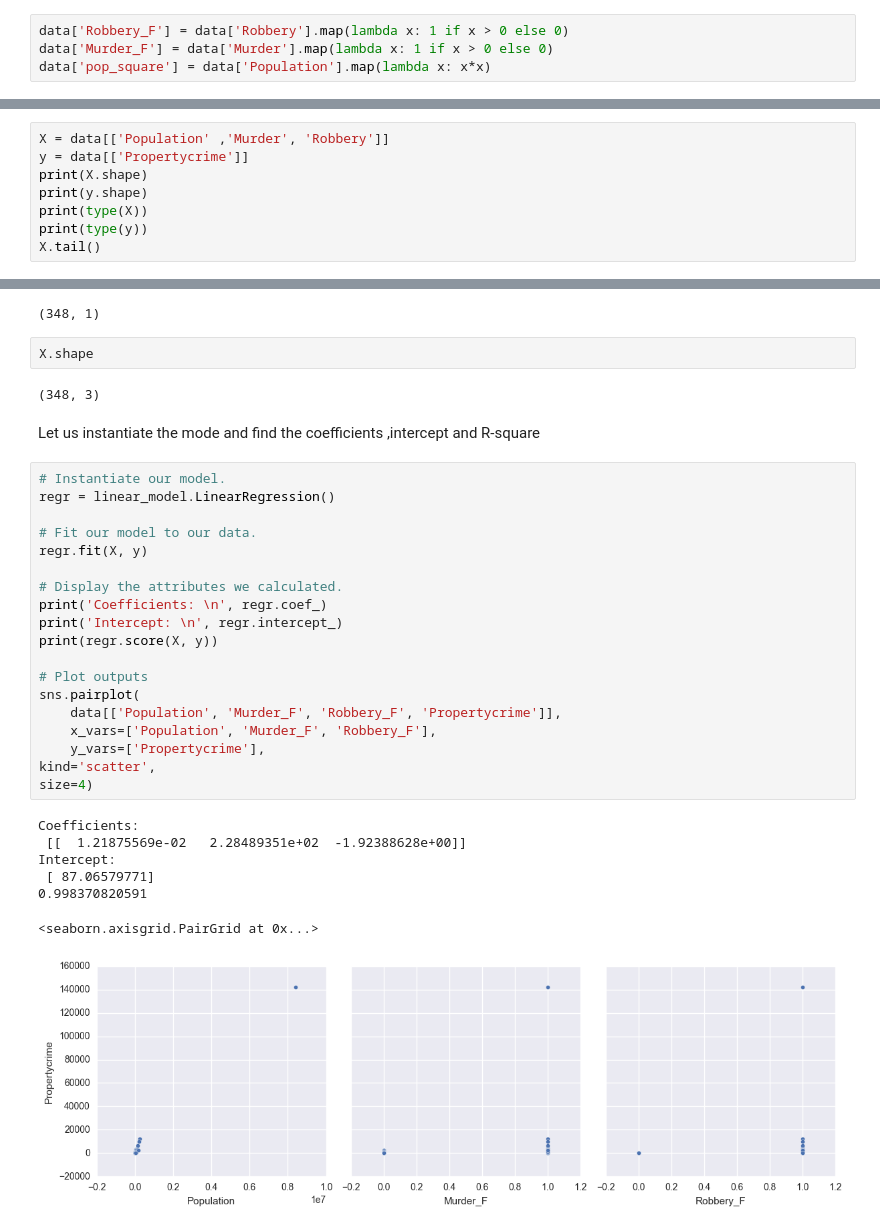
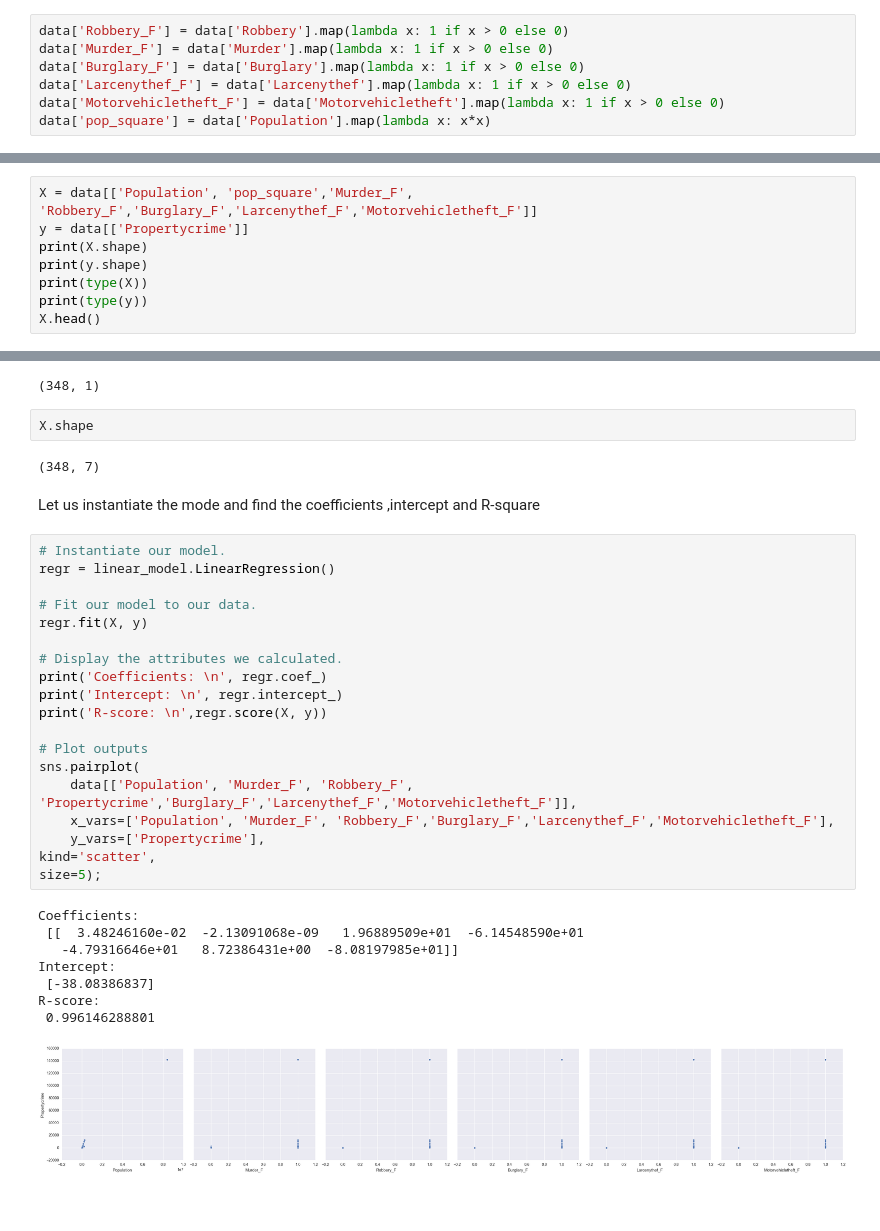
Before and after one commit to nutan06/linearregression, a Jupyter notebook: Linear_regression.ipynb, the cells around one changed output, grey strips where cells are left out. Drawn from its saved outputs; the diff is of its cells as text; blank space fills up the shorter version.

```diff
--- a/Linear_regression.ipynb
+++ b/Linear_regression.ipynb
@@ -42,6 +42,9 @@ data = data.rename(columns = {'Table 8':'City','Unnamed: 1':'Population','Unname
 # %%
 data['Robbery_F'] = data['Robbery'].map(lambda x: 1 if x > 0 else 0)
 data['Murder_F'] = data['Murder'].map(lambda x: 1 if x > 0 else 0)
+data['Burglary_F'] = data['Burglary'].map(lambda x: 1 if x > 0 else 0)
+data['Larcenythef_F'] = data['Larcenythef'].map(lambda x: 1 if x > 0 else 0)
+data['Motorvehicletheft_F'] = data['Motorvehicletheft'].map(lambda x: 1 if x > 0 else 0)
 data['pop_square'] = data['Population'].map(lambda x: x*x)
 # %%
 data.head(2)
@@ -66,11 +69,11 @@ $Propertycrime = α + Population + Population^2 + Murder +Robbery$
 # %% [markdown]
 ### Preparing Model
 # %%
-X = data[['Population' ,'Murder', 'Robbery']]
+X = data[['Population', 'pop_square','Murder_F', 'Robbery_F','Burglary_F','Larcenythef_F','Motorvehicletheft_F']]
 y = data[['Propertycrime']]
 print(X.shape)
 print(y.shape)
 print(type(X))
 print(type(y))
-X.tail()
+X.head()
 # %% [output]
@@ -100,33 +103,34 @@ y.shape
 # %%
 X.shape
 # %% [output]
-(348, 3)
+(348, 7)
 # %% [markdown]
 Let us instantiate the mode and find the coefficients ,intercept and R-square
 # %%
 # Instantiate our model.
 regr = linear_model.LinearRegression()
 
 # Fit our model to our data.
 regr.fit(X, y)
 
 # Display the attributes we calculated.
 print('Coefficients: \n', regr.coef_)
 print('Intercept: \n', regr.intercept_)
-print(regr.score(X, y))
+print('R-score: \n',regr.score(X, y))
 
 # Plot outputs
 sns.pairplot(
-    data[['Population', 'Murder_F', 'Robbery_F', 'Propertycrime']],
-    x_vars=['Population', 'Murder_F', 'Robbery_F'],
+    data[['Population', 'Murder_F', 'Robbery_F', 'Propertycrime','Burglary_F','Larcenythef_F','Motorvehicletheft_F']],
+    x_vars=['Population', 'Murder_F', 'Robbery_F','Burglary_F','Larcenythef_F','Motorvehicletheft_F'],
     y_vars=['Propertycrime'],
 kind='scatter',
-size=4)
+size=5);
 # %% [output]
 Coefficients:
- [[  1.21875569e-02   2.28489351e+02  -1.92388628e+00]]
+ [[  3.48246160e-02  -2.13091068e-09   1.96889509e+01  -6.14548590e+01
+   -4.79316646e+01   8.72386431e+00  -8.08197985e+01]]
 Intercept:
- [ 87.06579771]
-0.998370820591
+ [-38.08386837]
+R-score:
+ 0.996146288801
-<seaborn.axisgrid.PairGrid at 0x...>
-[figure, old version]
+[figure, new version]
```
Also changed, not shown: parts of 37 cells of this notebook.
